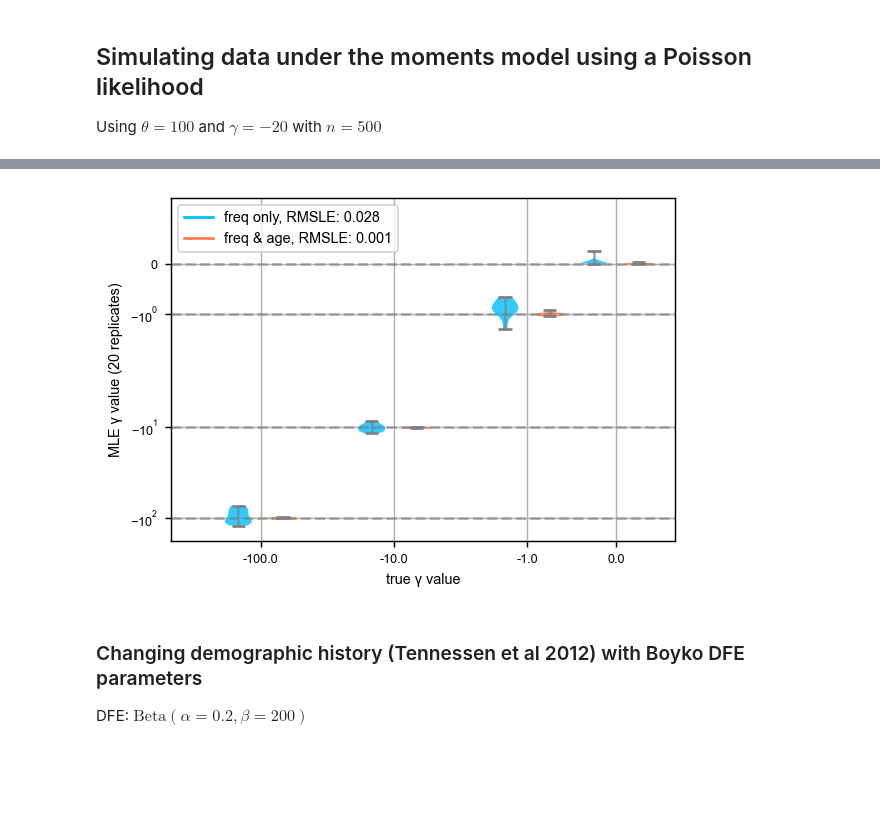
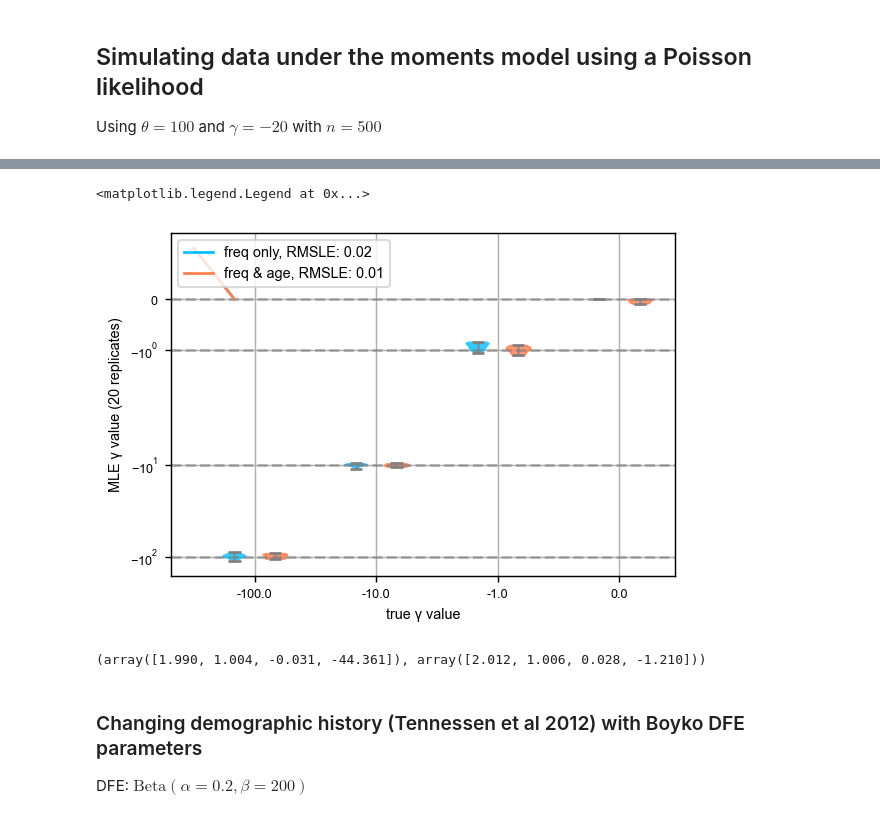
Before and after one commit to VivaswatS/selCoefEst, a Jupyter notebook: changingpopsizesims.ipynb, the cells around one changed output, grey strips where cells are left out. Drawn from its saved outputs; the diff is of its cells as text; code cells hidden in the pictures; blank space fills up the shorter version.

```diff
--- a/changingpopsizesims.ipynb
+++ b/changingpopsizesims.ipynb
@@ -696,16 +763,16 @@ SMSmask = np.ma.array(SMS,mask=mask)
 # %%
-## estimate gamma using moments framework + sims
-nsims = 12
-parestfreq = np.zeros((3,nsims))
-parestage = np.zeros((3,nsims))
-for ig, g in enumerate([-100.,-10.,-1.]):
-    fs = moments.LinearSystem_1D.steady_state_1D(2000, gamma=g, theta=100)
+## estimate gamma using moments framework
+nsims = 10
+parestfreq = np.zeros((4,nsims))
+parestage = np.zeros((4,nsims))
+for ig, g in enumerate([-100.,-10.,-1., 0]):
+    fs = moments.LinearSystem_1D.steady_state_1D(2000, gamma=g, theta=400)
     fs = moments.Spectrum(fs)
-    fs.integrate([1], 3, gamma=g, theta=100)
+    fs.integrate([1], 3, gamma=g, theta=400)
     fs = fs.project([400])
     fs[fs<0] = -fs[fs<0]
 
-    fsa = run_mom_iterate_constant(10000, 400, g/10000, 10000, 100, {})
+    fsa = run_mom_iterate_constant(20000, 400, g/10000, 10000, 4, {})
     fsa[fsa<0] = -fsa[fsa<0]
 
     for n in range(nsims):
@@ -721,7 +788,7 @@ for ig, g in enumerate([-100.,-10.,-1.]):
                 SMS[i,j] = rng.poisson(fsa[-i,j],1)
         SMSmask = np.ma.array(SMS,mask=mask)
 
-        parestfreq[ig,n] = 10**sp.optimize.minimize_scalar(get_ll_freqconstant,args=({'sfs':sfs,'theta':100,'p_misid':0},200),).x
-        parestage[ig,n] = 10**sp.optimize.minimize_scalar(get_ll_freqageconstant,args=({'sms':SMSmask,'theta':100,'N':10000,'p_misid':0,'gens':25000},200),).x
+        parestfreq[ig,n] = -10**sp.optimize.minimize_scalar(get_ll_freqconstant,args=({'sfs':sfs,'theta':400,'p_misid':0},400),).x
+        parestage[ig,n] = -10**sp.optimize.minimize_scalar(get_ll_freqageconstant,args=({'sms':SMSmask,'theta':4,'N':10000,'p_misid':0,'gens':20000},400),).x
         print(parestfreq[ig,n], parestage[ig,n])
 # %% [output]
@@ -775,5 +817,4 @@ plt.plot([-100,-10,-1,0],np.append(np.std(parestfreq,axis=1)/np.std(parestage,ax
 # %%
-## SET YAXIS SCALE TO SEE HOW BIG THE SPREAD IS
 def setViolColors(bp):
     bp['bodies'][0].set_facecolor('deepskyblue')
     bp['bodies'][0].set_alpha(0.8)
@@ -786,46 +827,49 @@ def setViolColors(bp):
     # plt.setp(bp['caps'][1], color='deepskyblue')
     # plt.setp(bp['whiskers'][0], color='deepskyblue')
     # plt.setp(bp['whiskers'][1], color='deepskyblue')
     # plt.setp(bp['fliers'][0], color='deepskyblue')
     # plt.setp(bp['medians'][0], color='deepskyblue')
 
     plt.setp(bp['bodies'][1], color='coral', alpha=0.8)
     # plt.setp(bp['cbars'][1], color='coral')
     # plt.setp(bp['caps'][3], color='coral')
     # plt.setp(bp['whiskers'][2], color='coral')
     # plt.setp(bp['whiskers'][3], color='coral')
     # plt.setp(bp['fliers'][1], color='coral')
     # plt.setp(bp['medians'][1], color='coral')
 
 fig = plt.figure(dpi=130)
 ax = plt.axes()
-s = np.array([-100.,-10.,-1.])
+s = np.array([-100.,-10.,-1.,0])
 # hold(True)
 
 for i in range(len(s)):
     # bp = plt.boxplot([parestfreq[i,~np.isnan(parestfreq[i,:])],parestage[i,~np.isnan(parestage[i,:])]],positions=[3*i+1,3*i+2], widths=0.6,flierprops=dict(marker='x',markersize=5,alpha=0.5),)
     # setBoxColors(bp)
-    vp = plt.violinplot([-parestfreq[i,:],-parestage[i,:]],positions=[3*i+1,3*i+2], widths=0.6,)
+    vp = plt.violinplot([parestfreq[i,:],parestage[i,:]],positions=[3*i+1,3*i+2], widths=0.6,)
     setViolColors(vp)
-    plt.axhline(s[i],color='grey',ls='--',alpha=0.6); plt.grid()
+    plt.axhline(s[i],color='grey',ls='--',alpha=0.6)
 
 # bp = plt.boxplot([parestfreq0,parestage0],positions=[16,17],widths=0.6,flierprops=dict(marker='x',markersize=5,alpha=0.5))
 # setBoxColors(bp)
-vp = plt.violinplot([parestfreq0,parestage0],positions=[9,10],widths=0.6,)
-setViolColors(vp)
-plt.axhline(0.,color='grey',ls='--',alpha=0.6);
+# vp = plt.violinplot([-parestfreq[-1,:],-parestage[-1,:]],positions=[9,10],widths=0.6,)
+# setViolColors(vp)
+# plt.axhline(0.,color='grey',ls='--',alpha=0.6);
 
 # ax.set_xticks([1.5,4.5,7.5,10.5,13.5,16.5]); ax.set_xticklabels(np.ravel(s.tolist()+[0.])); ax.set_yscale('symlog');
-ax.set_xticks([1.5,4.5,7.5,9.5]); ax.set_xticklabels(np.ravel(s.tolist()+[0.])); ax.set_yscale('symlog');
+ax.set_xticks([1.5,4.5,7.5,10.5]); ax.set_xticklabels(np.ravel(s.tolist())); ax.set_yscale('symlog'); ax.set_yticks([-100.,-10.,-1.,0,]); plt.grid()
 
-hB, = plt.plot([1,0],'-',color='deepskyblue')
-hR, = plt.plot([1,0],'-',color='coral')
+hB, = plt.plot([1,0],'-',color='deepskyblue'); hR, = plt.plot([1,0],'-',color='coral'); hB.set_visible(True); hR.set_visible(True)
 plt.xlabel('true γ value'); plt.ylabel('MLE γ value (20 replicates)')
-plt.legend((hB, hR),('freq only, RMSLE: {:.3f}'.format(np.sqrt(np.mean((np.log10(-s)-np.log10(np.nanmean(parestfreq,axis=1)))**2))), 'freq & age, RMSLE: {:.3f}'.format(np.sqrt(np.mean((np.log10(-s)-np.log10(np.nanmean(parestage,axis=1)))**2)))),loc='upper left')
-hB.set_visible(False)
-hR.set_visible(False)
+plt.legend((hB, hR),('freq only, RMSLE: {:.2f}'.format(np.sqrt(np.mean((np.log10(-s[:-1])-np.log10(np.mean(-parestfreq[:-1,:],axis=1)))**2))), 'freq & age, RMSLE: {:.2f}'.format(np.sqrt(np.mean((np.log10(-s[:-1])-np.log10(np.mean(-parestage[:-1,:],axis=1)))**2)))),loc='upper left')
+# plt.savefig("../figs/MLEfreqage2.pdf")
 # %% [output]
+<matplotlib.legend.Legend at 0x...>
-[figure, old version]
+[figure, new version]
+# %%
+np.log10(np.mean(-parestfreq,axis=1)), np.log10(np.mean(-parestage,axis=1))
+# %% [output]
+(array([1.990, 1.004, -0.031, -44.361]), array([2.012, 1.006, 0.028, -1.210]))
 # %% [markdown]
 ### Changing demographic history (Tennessen et al 2012) with Boyko DFE parameters
 DFE: $\text{Beta}(\alpha=0.2,\beta=200)$
```
Also changed, not shown: parts of 47 cells of this notebook, 3 other files.
